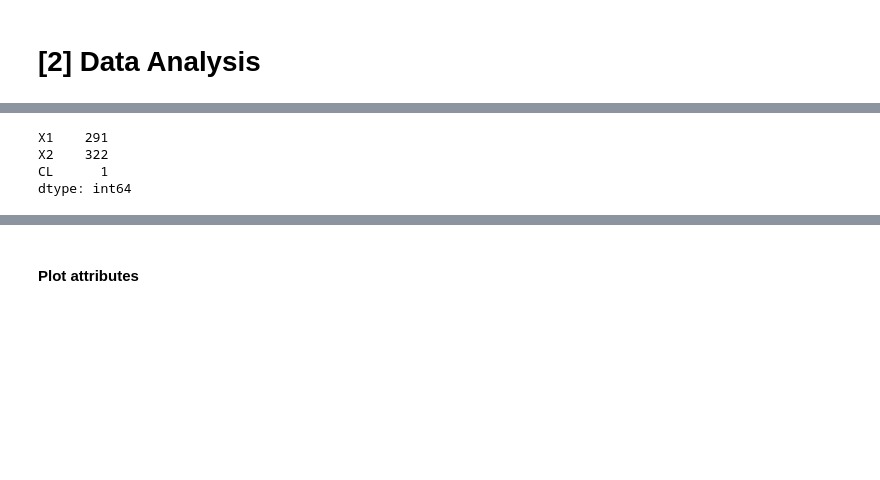
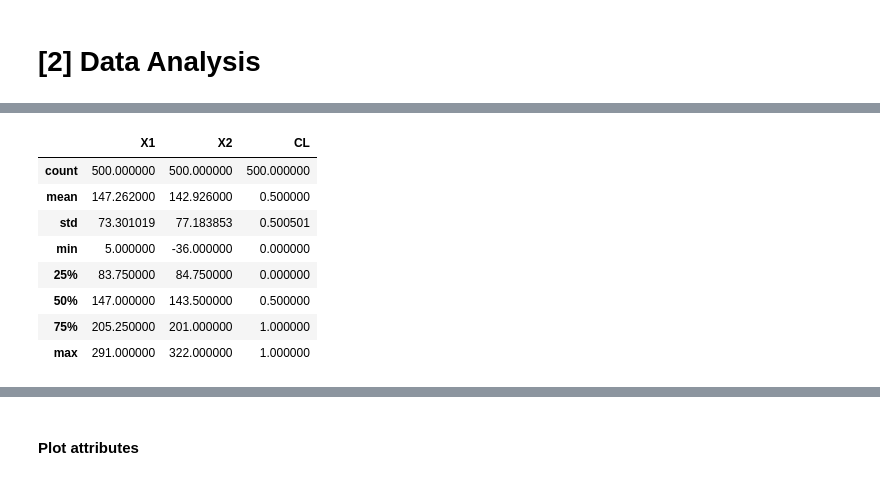
Before and after one commit to DheemanthBhat/ML-Concepts, a Jupyter notebook: 5. Logistic Regression/3. Logistic Regression - V2.ipynb, the cells around one changed output, grey strips where cells are left out. Cells and saved outputs as stored; diff of their text form; code cells hidden in the pictures; blank space fills up the shorter version.

```diff
--- a/5. Logistic Regression/3. Logistic Regression - V2.ipynb
+++ b/5. Logistic Regression/3. Logistic Regression - V2.ipynb
@@ -172,12 +172,17 @@ dtypes: int64(3)
 memory usage: 11.8 KB
 [interactive output not drawn]
 # %%
-biv_df.apply(max)
+biv_df.describe()
 # %% [output]
-X1    291
-X2    322
-CL      1
-dtype: int64
+|  | X1 | X2 | CL |
+| count | 500.000000 | 500.000000 | 500.000000 |
+| mean | 147.262000 | 142.926000 | 0.500000 |
+| std | 73.301019 | 77.183853 | 0.500501 |
+| min | 5.000000 | -36.000000 | 0.000000 |
+| 25% | 83.750000 | 84.750000 | 0.000000 |
+| 50% | 147.000000 | 143.500000 | 0.500000 |
+| 75% | 205.250000 | 201.000000 | 1.000000 |
+| max | 291.000000 | 322.000000 | 1.000000 |
 [interactive output not drawn]
 # %% [markdown]
 #### Plot attributes
```
Also changed, not shown: parts of 15 cells of this notebook.
